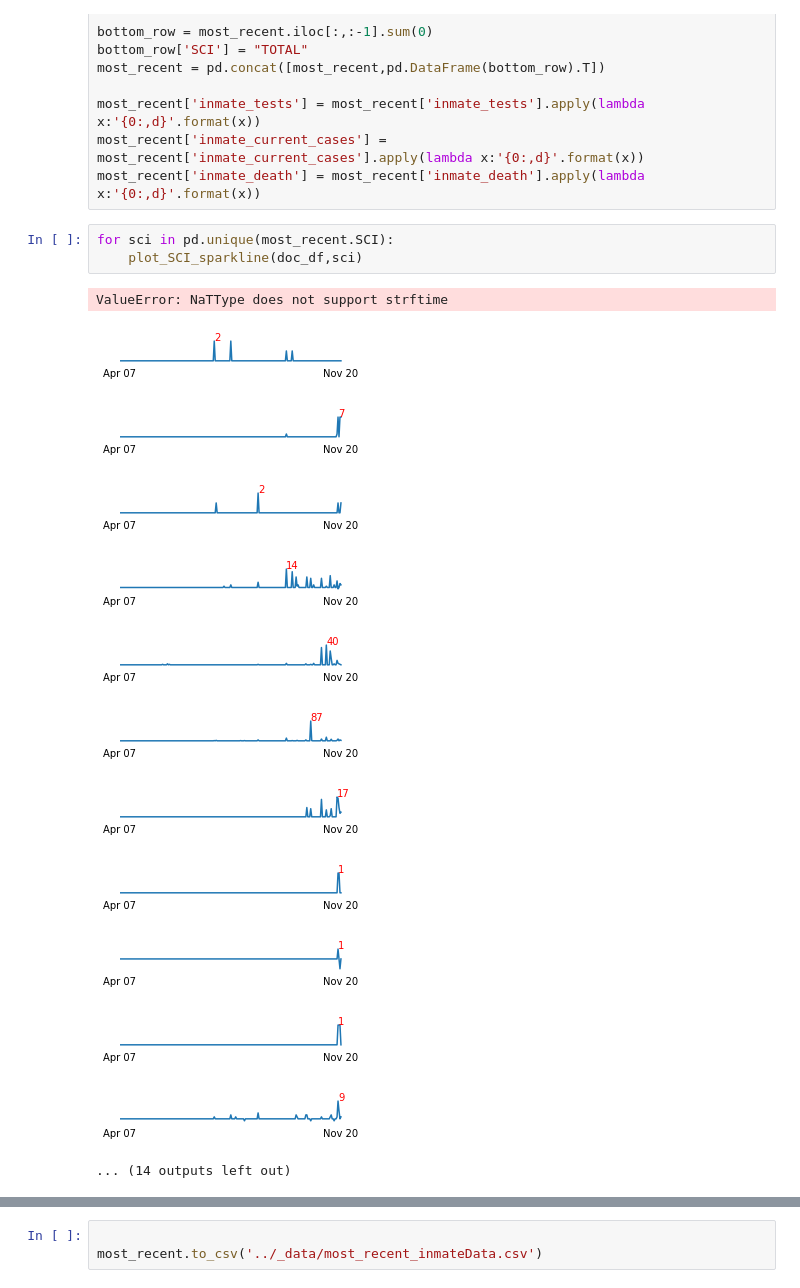
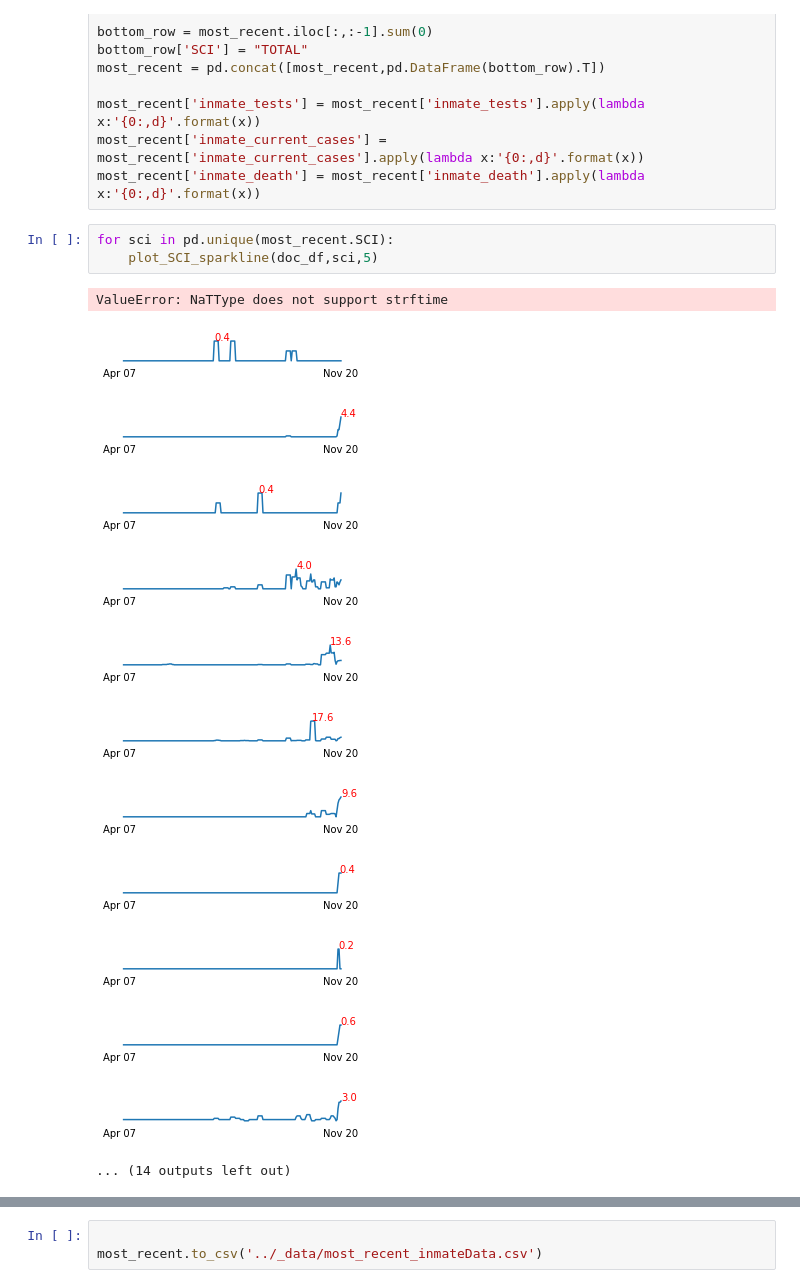
Before and after one commit to jmparelman/PA-SCI_COVID19, a Jupyter notebook: notebooks/Daily_summary.ipynb, the cells around one changed output, grey strips where cells are left out. Cells and saved outputs as stored; diff of their text form.

Commit message:
inline sparklines

```diff
--- a/notebooks/Daily_summary.ipynb
+++ b/notebooks/Daily_summary.ipynb
@@ -73,18 +76,18 @@ most_recent['inmate_current_cases'] = most_recent['inmate_current_cases'].apply(
 most_recent['inmate_death'] = most_recent['inmate_death'].apply(lambda x:'{0:,d}'.format(x))
 # %%
 for sci in pd.unique(most_recent.SCI):
-    plot_SCI_sparkline(doc_df,sci)
+    plot_SCI_sparkline(doc_df,sci,5)
 # %% [output]
 ValueError: NaTType does not support strftime
-[figure, old version]
+[figure, new version]
-[figure, old version]
+[figure, new version]
-[figure, old version]
+[figure, new version]
-[figure, old version]
+[figure, new version]
-[figure, old version]
+[figure, new version]
-[figure, old version]
+[figure, new version]
-[figure, old version]
+[figure, new version]
-[figure, old version]
+[figure, new version]
-[figure, old version]
+[figure, new version]
-[figure, old version]
+[figure, new version]
-[figure, old version]
+[figure, new version]
 ... (14 outputs left out)
```
Also changed, not shown: parts of 6 cells of this notebook, 1 other file.
